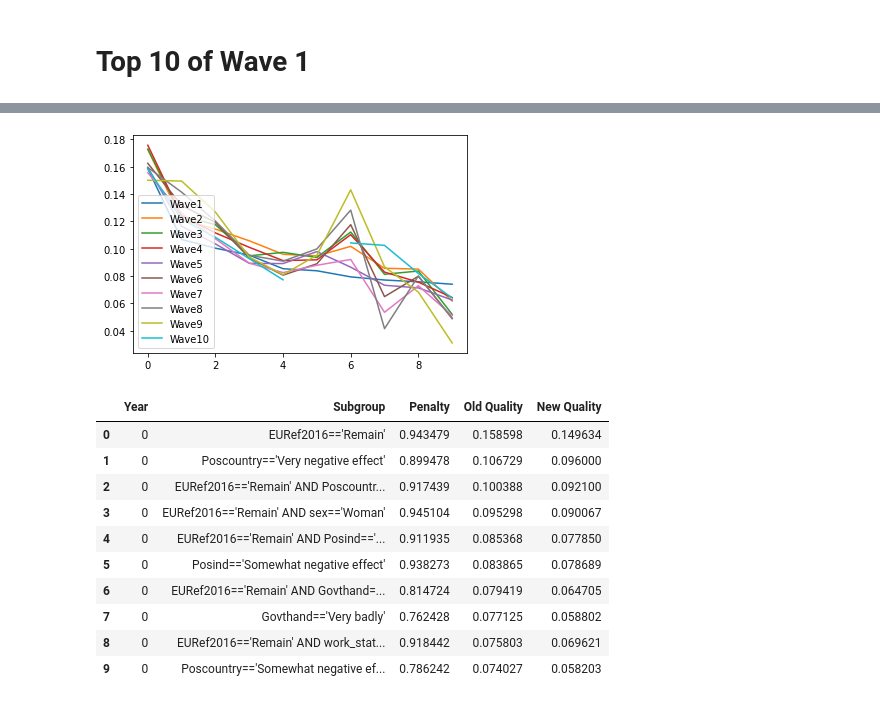
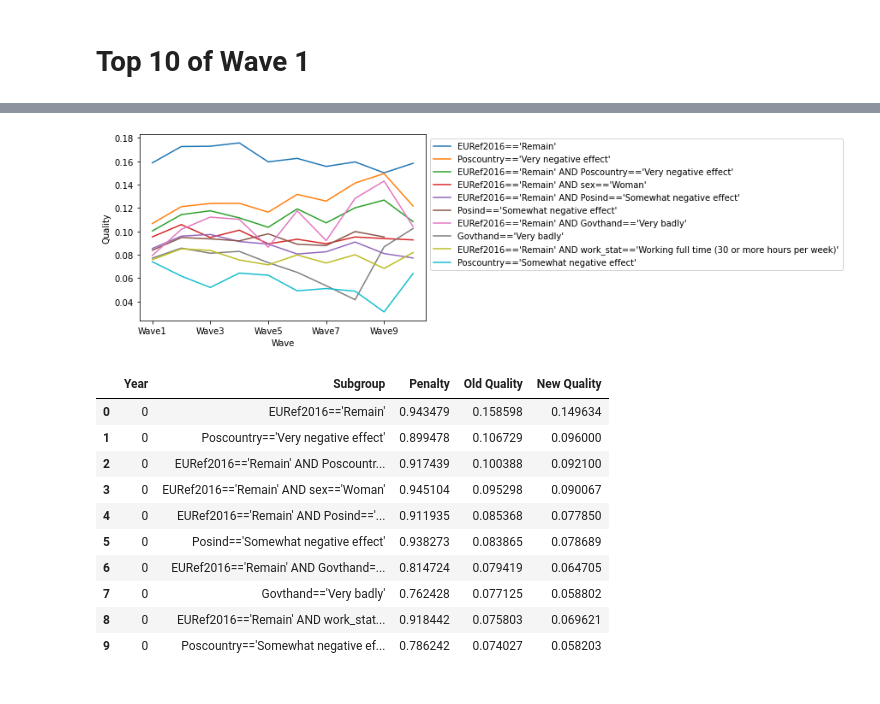
Before and after one commit to YanaOnushkina/2AMM20-Research-Topics-in-Data-Mining, a Jupyter notebook: Analysis for Experimental Section_for 10 depth with original.ipynb, the cells around one changed output, grey strips where cells are left out. Saved outputs shown, nothing was run; the diff lists cells and outputs as text; code cells hidden in the pictures.

```diff
--- a/Analysis for Experimental Section_for 10 depth with original.ipynb
+++ b/Analysis for Experimental Section_for 10 depth with original.ipynb
@@ -135,10 +144,20 @@ dataframTop10_noP
 | 7 | Govthand=='Very badly' | 0.077125 | 0.085692 | 0.081316 | 0.082897 | 0.073286 | 0.064977 | 0.053532 | 0.041561 | 0.086763 | 0.102453 |
 | 8 | EURef2016=='Remain' AND work_stat... | 0.075803 | 0.085090 | 0.083677 | 0.075559 | 0.071369 | 0.079865 | 0.072946 | 0.080020 | 0.068307 | 0.081903 |
 | 9 | Poscountry=='Somewhat negative ef... | 0.074027 | 0.061774 | 0.052037 | 0.064363 | 0.062506 | 0.049171 | 0.051147 | 0.048844 | 0.031143 | 0.063984 |
-# %%
-dataframTop10_noP.plot();
-# %% [output]
-[figure, removed]
+# %%
+dataframTop10_T = dataframTop10.transpose()
+dataframTop10_T.columns = dataframTop10_T.iloc[0]
+dataframTop10_T = dataframTop10_T.drop("Subgroup")
+dataframTop10_T_noP = dataframTop10_noP.transpose()
+dataframTop10_T_noP.columns = dataframTop10_T_noP.iloc[0]
+dataframTop10_T_noP = dataframTop10_T_noP.drop("Subgroup")
+# %%
+dataframTop10_T_noP.plot();
+plt.xlabel('Wave')
+plt.ylabel('Quality')
+plt.legend(bbox_to_anchor=(1,1), loc="upper left");
+# %% [output]
+[figure, added]
 # %%
 top10_stats = table1[0:11]
 # %%
```
Also changed, not shown: parts of 20 cells of this notebook, 23 other files.
